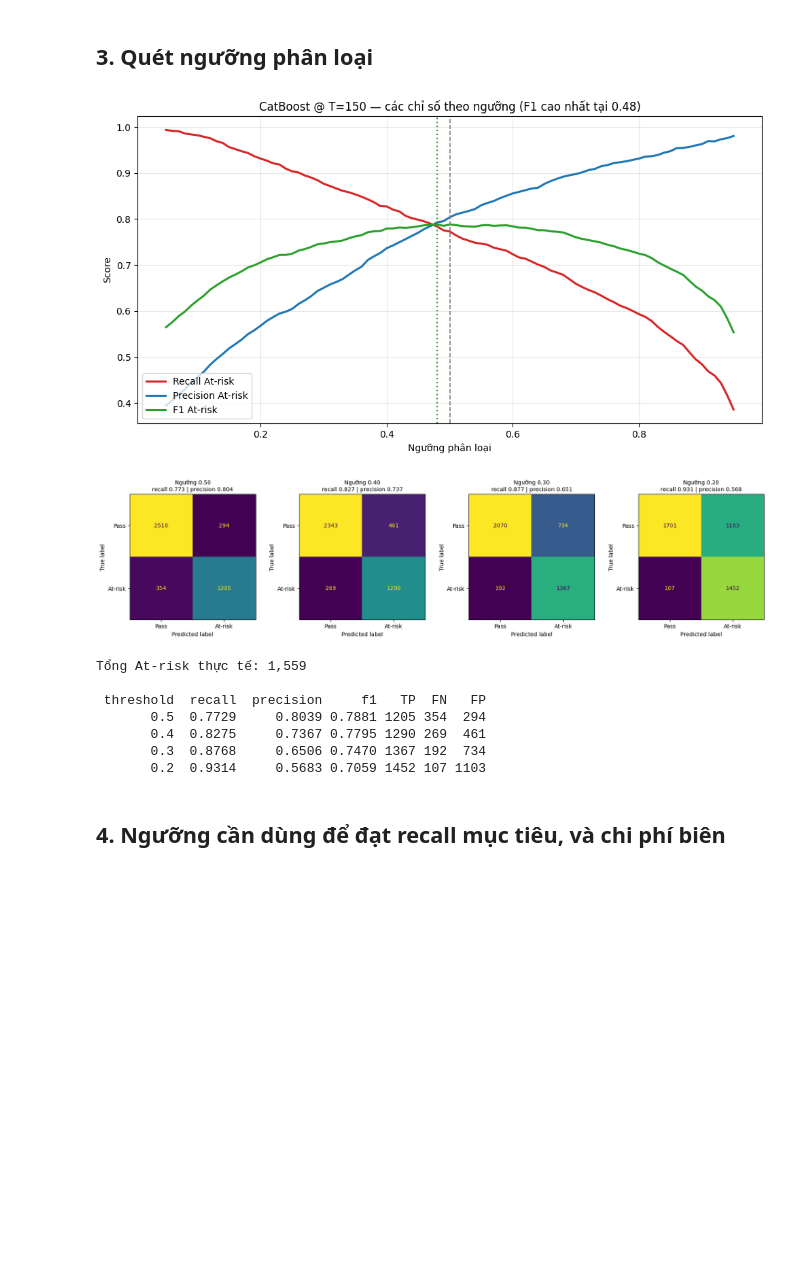
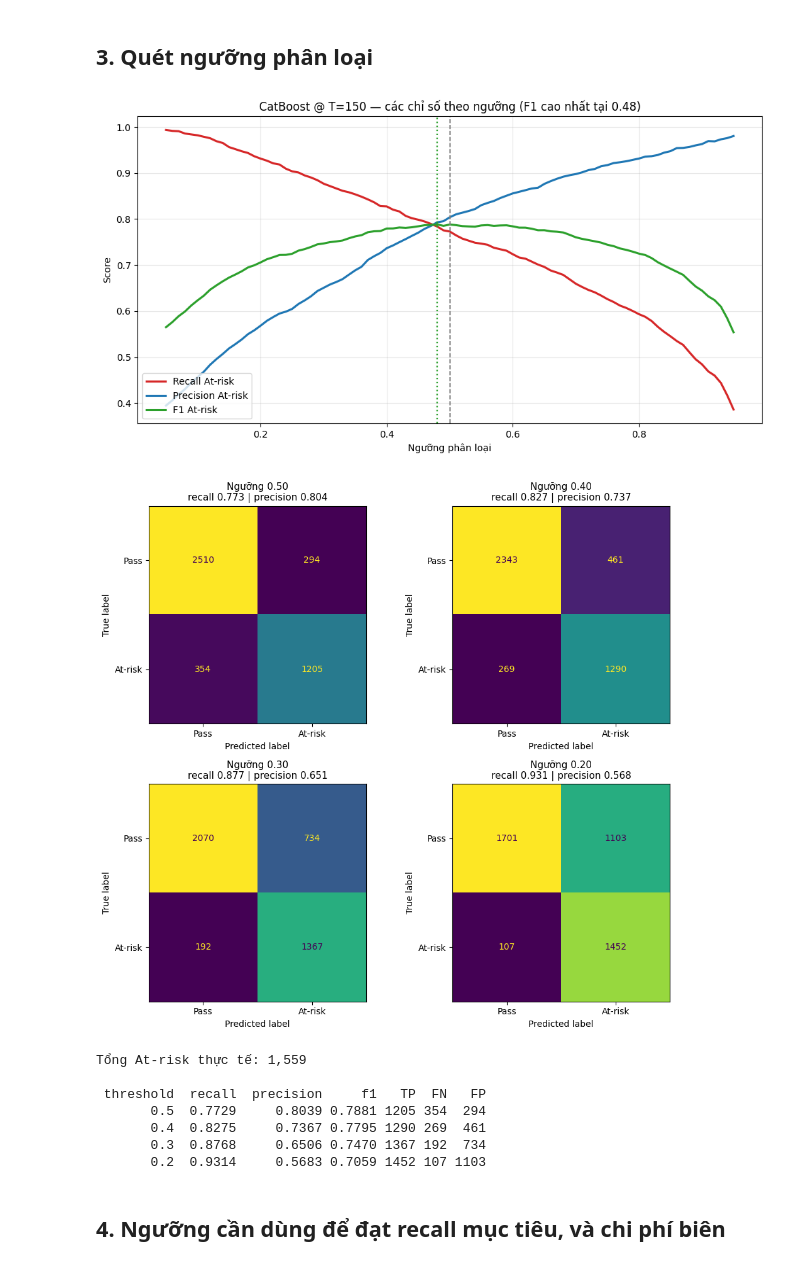
Before and after one commit to thiennguyen37-qn/early-academic-risk-warning, a Jupyter notebook: notebooks/threshold_bootstrap.ipynb, the cells around one changed output. Drawn from its saved outputs; the diff is of its cells as text; code cells hidden in the pictures; blank space fills up the shorter version.

Commit message:
Chinh lai layout bieu do CM va bootstrap CI, render lai report
Doi luoi subplot tu 1xN sang 2xN de bieu do de doc hon, cap nhat
lai anh va PDF tuong ung.

```diff
--- a/notebooks/threshold_bootstrap.ipynb
+++ b/notebooks/threshold_bootstrap.ipynb
@@ -205,37 +205,37 @@ ax.annotate('Ngưỡng mặc định 0.5', xy=(0.5, 0.05), xytext=(0.55, 0.08),
 t_best = float(sweep['f1'].idxmax())
 ax.axvline(t_best, linestyle=':', color='tab:green', linewidth=1.6)
 ax.set_xlabel('Ngưỡng phân loại'); ax.set_ylabel('Score')
 ax.set_title(f'CatBoost @ T=150 — các chỉ số theo ngưỡng (F1 cao nhất tại {t_best:.2f})')
 ax.grid(alpha=0.3); ax.legend(loc='lower left')
 plt.tight_layout()
 plt.savefig(FIG_DIR / 'threshold_sweep.png', dpi=150, bbox_inches='tight')
 plt.show(); plt.close('all')
 
 SHOW = [0.5, 0.4, 0.3, 0.2]
-fig, axes = plt.subplots(1, 4, figsize=(17, 4))
-for ax, t in zip(axes, SHOW):
+fig, axes = plt.subplots(2, 2, figsize=(10, 9))
+for ax, t in zip(axes.ravel(), SHOW):
     m = metrics_at(t)
     cm = np.array([[m['TN'], m['FP']], [m['FN'], m['TP']]])
     ConfusionMatrixDisplay(cm, display_labels=TARGET_NAMES).plot(
         ax=ax, colorbar=False, cmap='viridis')
     ax.set_title(f"Ngưỡng {t:.2f}\nrecall {m['recall']:.3f} | precision {m['precision']:.3f}",
-                 fontsize=10)
+                 fontsize=11)
 plt.tight_layout()
 plt.savefig(FIG_DIR / 'cm_by_threshold.png', dpi=150, bbox_inches='tight')
 plt.show(); plt.close('all')
 
 rows = []
 for t in SHOW:
     m = metrics_at(t)
     rows.append({'threshold': t, 'recall': round(m['recall'], 4),
                  'precision': round(m['precision'], 4), 'f1': round(m['f1'], 4),
                  'TP': m['TP'], 'FN': m['FN'], 'FP': m['FP']})
 thr_table = pd.DataFrame(rows)
 print(f'Tổng At-risk thực tế: {n_at_risk:,}\n')
 print(thr_table.to_string(index=False))
 # %% [output]
 [figure]
-[figure, old version]
+[figure, new version]
 Tổng At-risk thực tế: 1,559
 
  threshold  recall  precision     f1   TP  FN   FP
```
Also changed, not shown: parts of 2 cells of this notebook, 3 other files.
